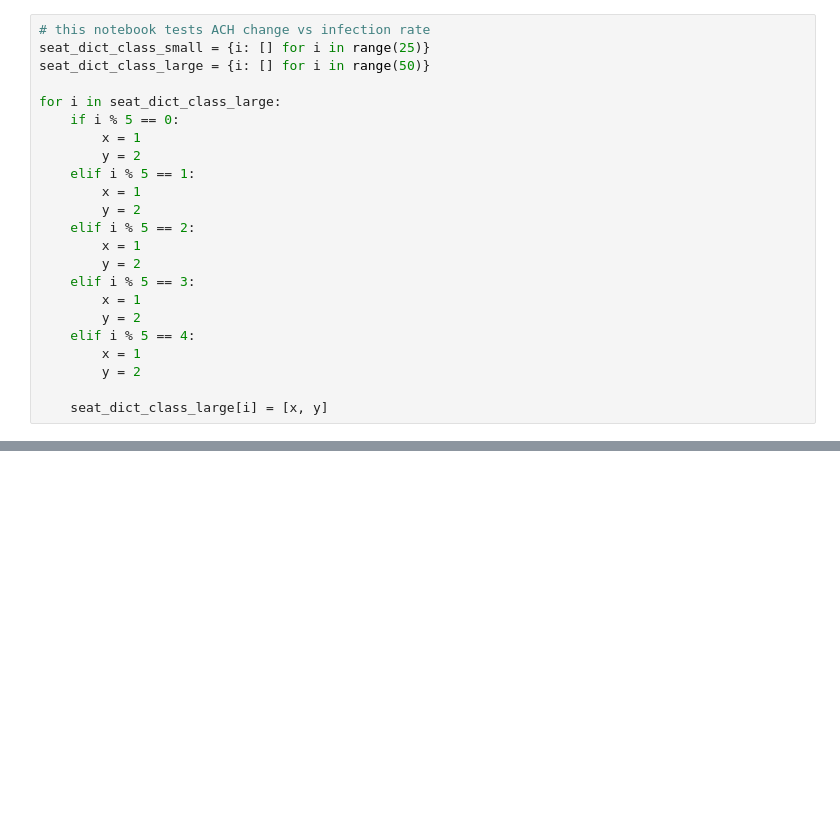
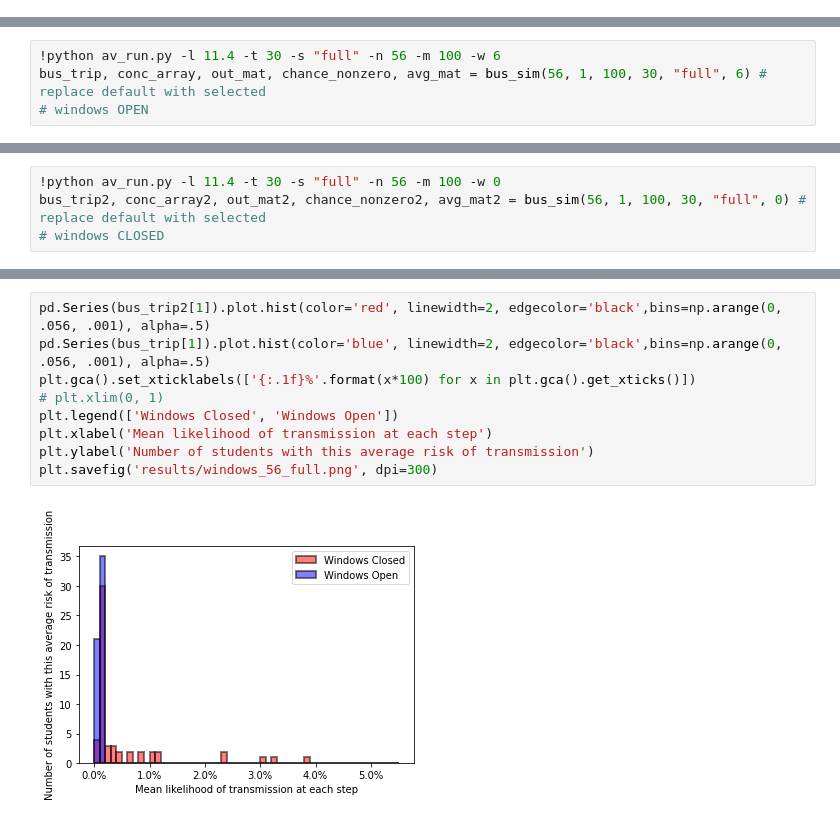
Before and after one commit to Bailey-Man/GeoACT_Bus, a Jupyter notebook: test.ipynb, the cells around one changed output, grey strips where cells are left out. Cells and saved outputs as stored; diff of their text form; blank space fills up the shorter version.

```diff
--- a/test.ipynb
+++ b/test.ipynb
@@ -3,23 +0,0 @@
-# %%
-# this notebook tests ACH change vs infection rate
-seat_dict_class_small = {i: [] for i in range(25)}
-seat_dict_class_large = {i: [] for i in range(50)}
-
-for i in seat_dict_class_large:
-    if i % 5 == 0:
-        x = 1
-        y = 2
-    elif i % 5 == 1:
-        x = 1
-        y = 2
-    elif i % 5 == 2:
-        x = 1
-        y = 2
-    elif i % 5 == 3:
-        x = 1
-        y = 2
-    elif i % 5 == 4:
-        x = 1
-        y = 2
-
-    seat_dict_class_large[i] = [x, y]
@@ -45,0 +12,4 @@ seat_dict_class_large
+# %%
+!python av_run.py -l 11.4 -t 30 -s "full" -n 56 -m 100 -w 6
+bus_trip, conc_array, out_mat, chance_nonzero, avg_mat = bus_sim(56, 1, 100, 30, "full", 6) # replace default with selected
+# windows OPEN
@@ -45,0 +42,4 @@ seat_dict_class_large
+# %%
+!python av_run.py -l 11.4 -t 30 -s "full" -n 56 -m 100 -w 0
+bus_trip2, conc_array2, out_mat2, chance_nonzero2, avg_mat2 = bus_sim(56, 1, 100, 30, "full", 0) # replace default with selected
+# windows CLOSED
@@ -45,0 +58,11 @@ seat_dict_class_large
+# %%
+pd.Series(bus_trip2[1]).plot.hist(color='red', linewidth=2, edgecolor='black',bins=np.arange(0, .056, .001), alpha=.5)
+pd.Series(bus_trip[1]).plot.hist(color='blue', linewidth=2, edgecolor='black',bins=np.arange(0, .056, .001), alpha=.5)
+plt.gca().set_xticklabels(['{:.1f}%'.format(x*100) for x in plt.gca().get_xticks()])
+# plt.xlim(0, 1)
+plt.legend(['Windows Closed', 'Windows Open'])
+plt.xlabel('Mean likelihood of transmission at each step')
+plt.ylabel('Number of students with this average risk of transmission')
+plt.savefig('results/windows_56_full.png', dpi=300)
+# %% [output]
+[figure, added]
```
Also changed, not shown: parts of 35 cells of this notebook, 25 other files.
